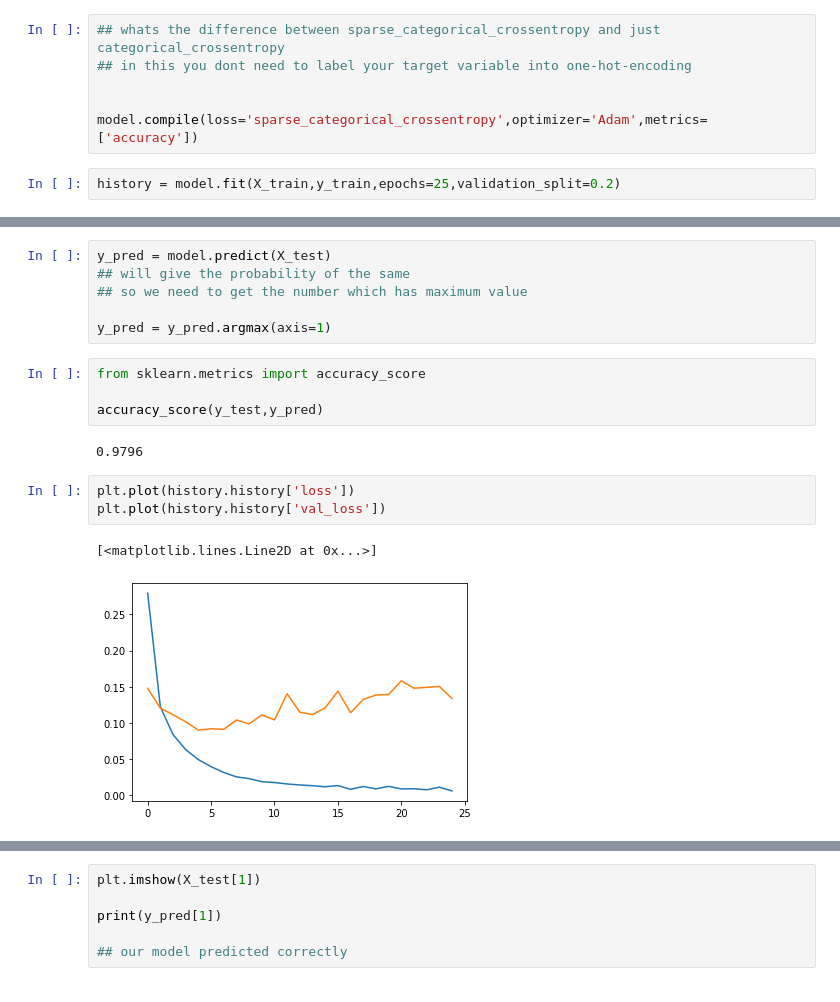
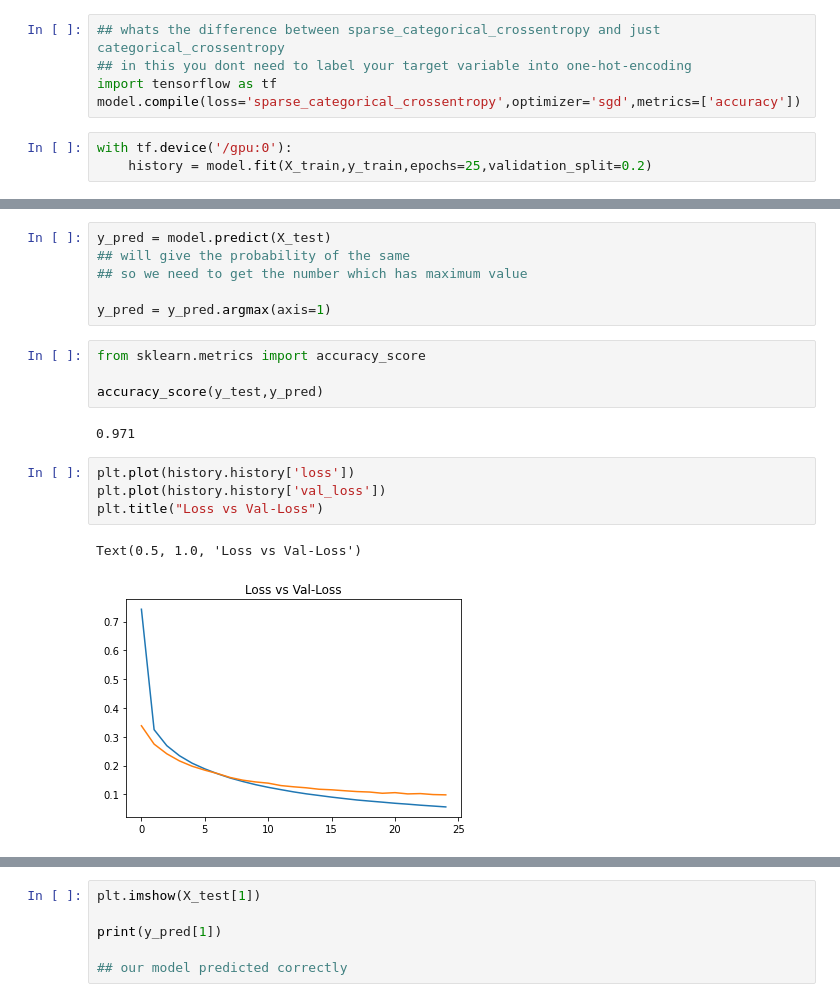
Before and after one commit to sanket1105/Data-Science-Resources, a Jupyter notebook: Deep Learning/MNIST_Classifictaion.ipynb, the cells around one changed output, grey strips where cells are left out. Drawn from its saved outputs; the diff is of its cells as text.

```diff
--- a/Deep Learning/MNIST_Classifictaion.ipynb
+++ b/Deep Learning/MNIST_Classifictaion.ipynb
@@ -85,11 +67,11 @@ _________________________________________________________________
 # %%
 ## whats the difference between sparse_categorical_crossentropy and just categorical_crossentropy
 ## in this you dont need to label your target variable into one-hot-encoding
-
-
-model.compile(loss='sparse_categorical_crossentropy',optimizer='Adam',metrics=['accuracy'])
+import tensorflow as tf
+model.compile(loss='sparse_categorical_crossentropy',optimizer='sgd',metrics=['accuracy'])
 # %%
-history = model.fit(X_train,y_train,epochs=25,validation_split=0.2)
+with tf.device('/gpu:0'):
+    history = model.fit(X_train,y_train,epochs=25,validation_split=0.2)
 # %% [output]
 Train on 48000 samples, validate on 12000 samples
 Epoch 1/25
@@ -119,13 +101,14 @@ from sklearn.metrics import accuracy_score
 
 accuracy_score(y_test,y_pred)
 # %% [output]
-0.9796
+0.971
 # %%
 plt.plot(history.history['loss'])
 plt.plot(history.history['val_loss'])
+plt.title("Loss vs Val-Loss")
 # %% [output]
-[<matplotlib.lines.Line2D at 0x...>]
+Text(0.5, 1.0, 'Loss vs Val-Loss')
-[figure, old version]
+[figure, new version]
 # %%
 plt.plot(history.history['accuracy'])
 plt.plot(history.history['val_accuracy'])
```
Also changed, not shown: parts of 6 cells of this notebook, 4 other files.
